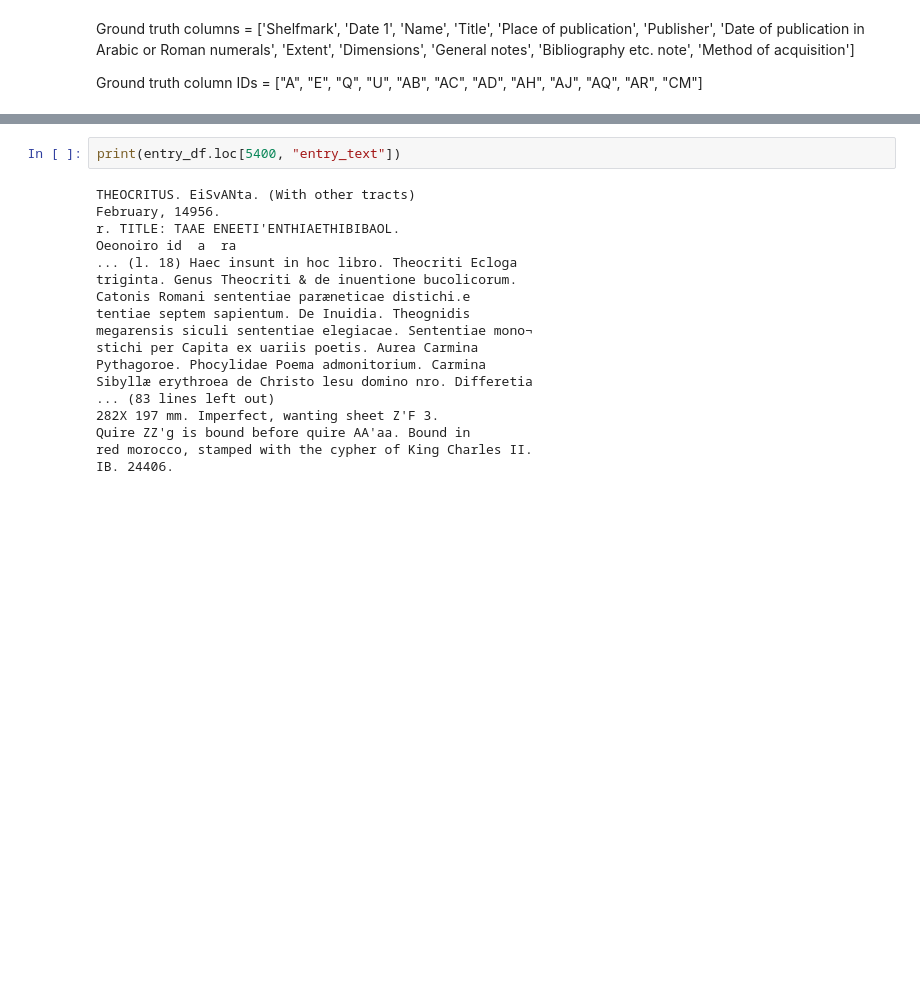
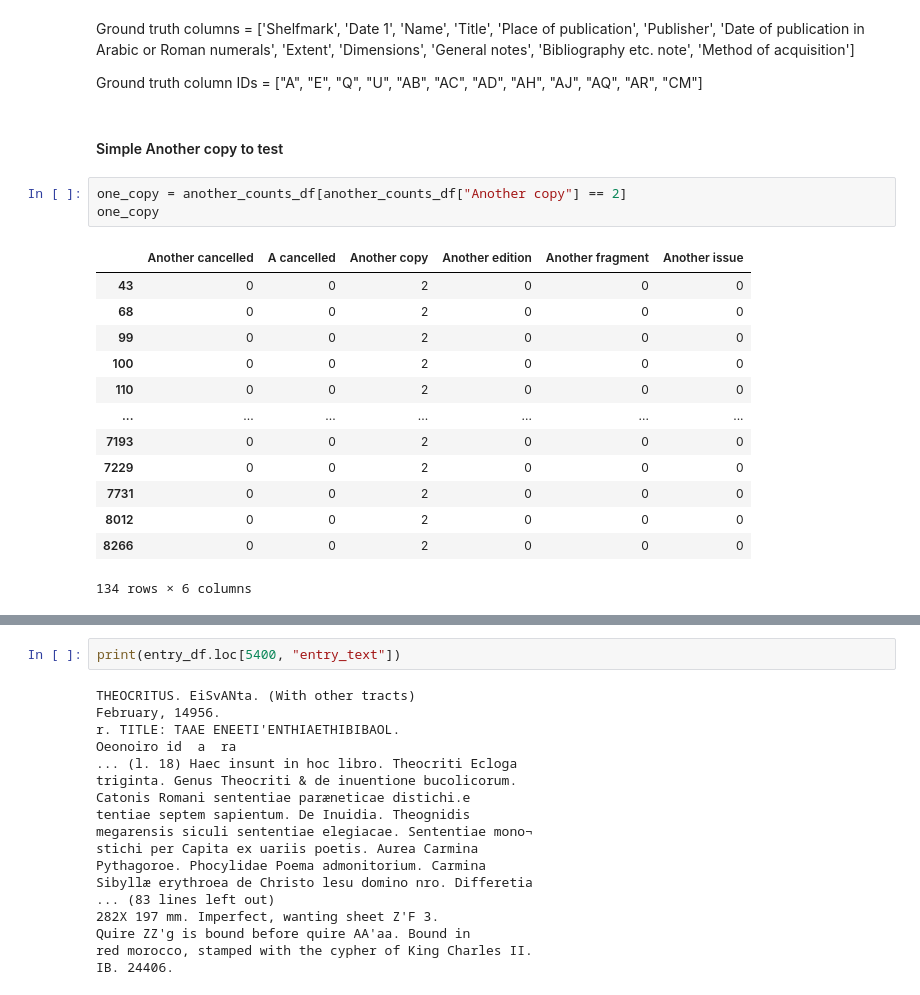
Before and after one commit to harrylloyd-bl/another-copy, a Jupyter notebook: notebooks/another_copy.ipynb, the cells around one changed output, grey strips where cells are left out. Cells and saved outputs as stored; diff of their text form; blank space fills up the shorter version.

Commit message:
find simple and complicated entries to test

```diff
--- a/notebooks/another_copy.ipynb
+++ b/notebooks/another_copy.ipynb
@@ -137,3 +173,22 @@ Ground truth columns = ['Shelfmark', 'Date 1', 'Name', 'Title', 'Place of public
        'Method of acquisition']
 
 Ground truth column IDs = ["A", "E", "Q", "U", "AB", "AC", "AD", "AH", "AJ", "AQ", "AR", "CM"]
+# %% [markdown]
+#### Simple Another copy to test
+# %%
+one_copy = another_counts_df[another_counts_df["Another copy"] == 2]
+one_copy
+# %% [output]
+|  | Another cancelled | A cancelled | Another copy | Another edition | Another fragment | Another issue |
+| 43 | 0 | 0 | 2 | 0 | 0 | 0 |
+| 68 | 0 | 0 | 2 | 0 | 0 | 0 |
+| 99 | 0 | 0 | 2 | 0 | 0 | 0 |
+| 100 | 0 | 0 | 2 | 0 | 0 | 0 |
+| 110 | 0 | 0 | 2 | 0 | 0 | 0 |
+| ... | ... | ... | ... | ... | ... | ... |
+| 7193 | 0 | 0 | 2 | 0 | 0 | 0 |
+| 7229 | 0 | 0 | 2 | 0 | 0 | 0 |
+| 7731 | 0 | 0 | 2 | 0 | 0 | 0 |
+| 8012 | 0 | 0 | 2 | 0 | 0 | 0 |
+| 8266 | 0 | 0 | 2 | 0 | 0 | 0 |
+134 rows × 6 columns
```
Also changed, not shown: parts of 7 cells of this notebook.
